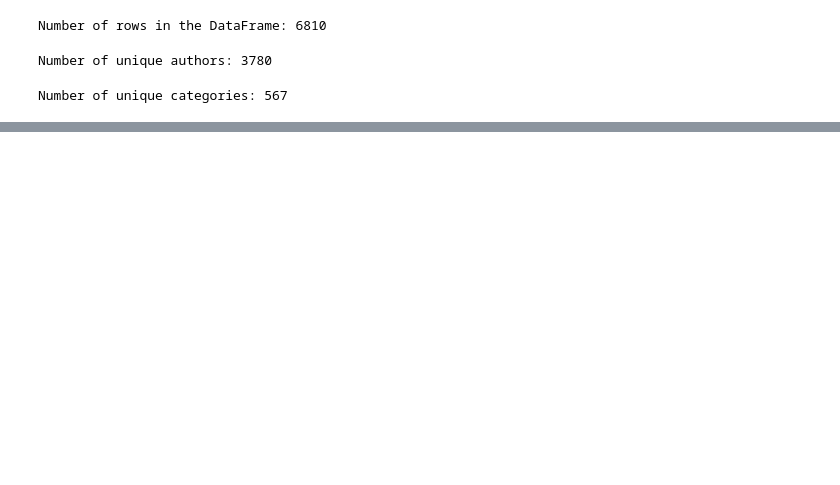
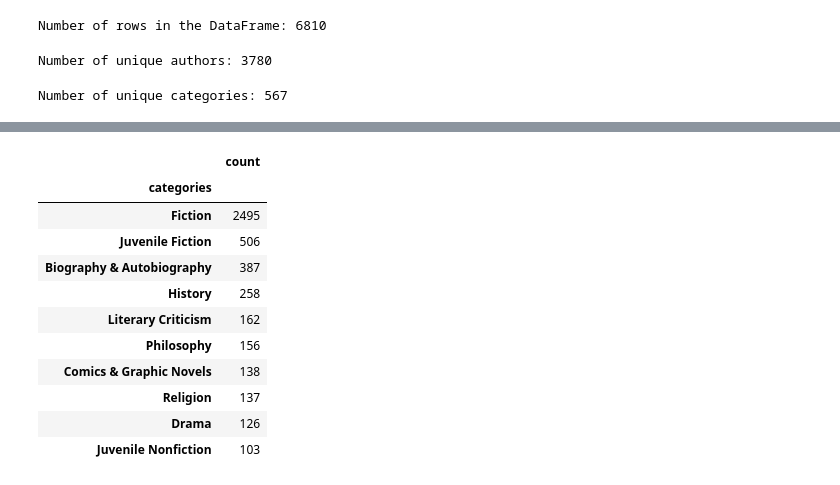
Before and after one commit to catisf/book-recommendations, a Jupyter notebook: jupyter_notebooks/cleaning_data.ipynb, the cells around one changed output, grey strips where cells are left out. Saved outputs shown, nothing was run; the diff lists cells and outputs as text; code cells hidden in the pictures; blank space fills up the shorter version.

```diff
--- a/jupyter_notebooks/cleaning_data.ipynb
+++ b/jupyter_notebooks/cleaning_data.ipynb
@@ -63,0 +140,23 @@ Number of unique categories: 563
+# %%
+# Calculate the total count for each genre
+total_count_per_genre = genre_count_over_years.groupby('categories')['count'].sum()
+
+# Identify the top 10 genres based on the total count
+top_10_genres = total_count_per_genre.nlargest(10)
+
+# Convert to a DataFrame
+top_10_genres_df = top_10_genres.reset_index().set_index('categories')
+top_10_genres_df
+# %% [output]
+|  | count |
+| categories |  |
+| Fiction | 2495 |
+| Juvenile Fiction | 506 |
+| Biography & Autobiography | 387 |
+| History | 258 |
+| Literary Criticism | 162 |
+| Philosophy | 156 |
+| Comics & Graphic Novels | 138 |
+| Religion | 137 |
+| Drama | 126 |
+| Juvenile Nonfiction | 103 |
```
Also changed, not shown: parts of 24 cells of this notebook, 5 other files.
